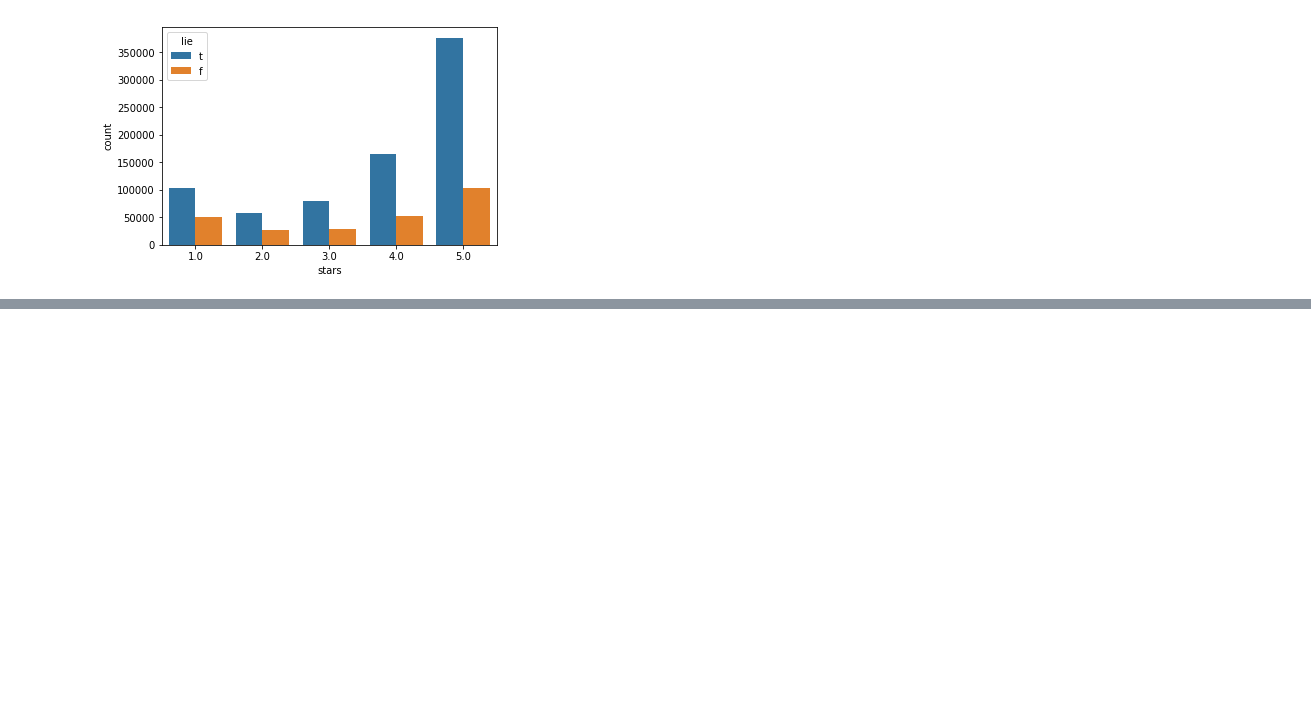
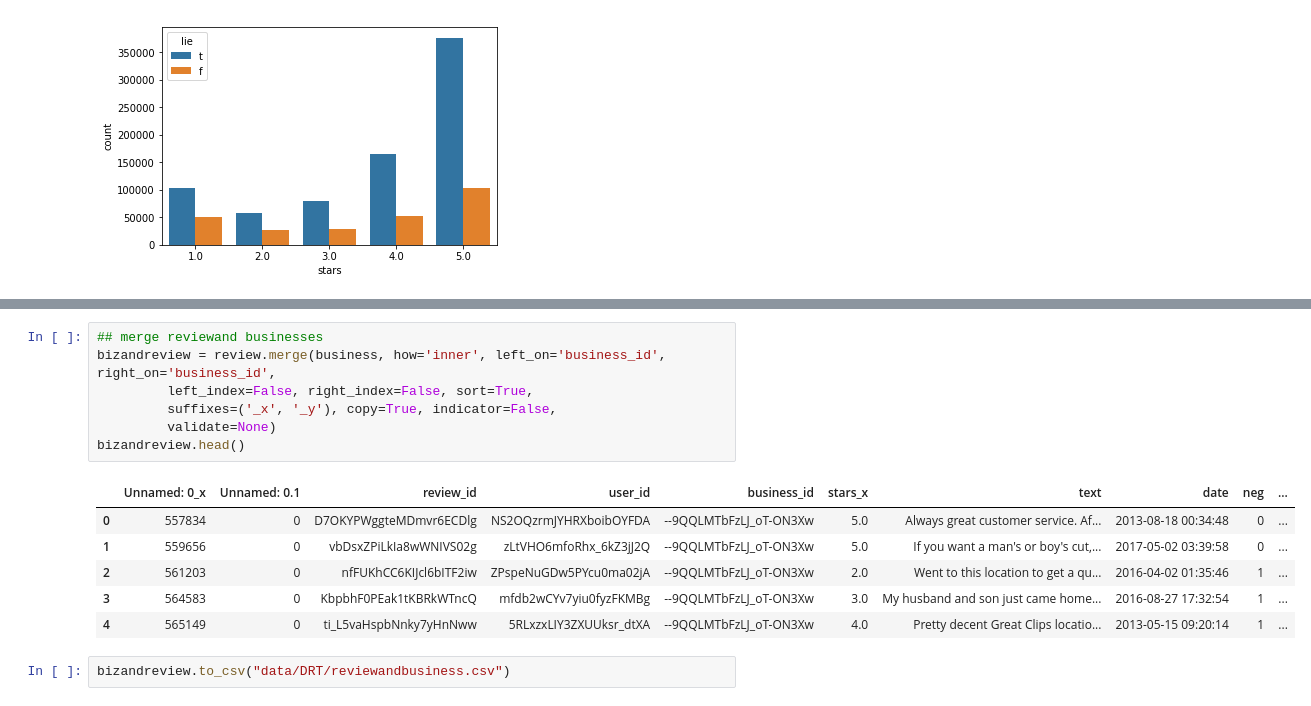
Before and after one commit to dev5680/DRTFinalProject, a Jupyter notebook: DRT_Topic_Modeling.ipynb, the cells around one changed output, grey strips where cells are left out. Saved outputs shown, nothing was run; the diff lists cells and outputs as text; blank space fills up the shorter version.

```diff
--- a/DRT_Topic_Modeling.ipynb
+++ b/DRT_Topic_Modeling.ipynb
@@ -389,0 +405,16 @@ sns.countplot(review['stars'], hue=review['lie'])
+# %%
+## merge reviewand businesses
+bizandreview = review.merge(business, how='inner', left_on='business_id', right_on='business_id',
+         left_index=False, right_index=False, sort=True,
+         suffixes=('_x', '_y'), copy=True, indicator=False,
+         validate=None)
+bizandreview.head()
+# %% [output]
+|  | Unnamed: 0_x | Unnamed: 0.1 | review_id | user_id | business_id | stars_x | text | date | neg | ... |
+| 0 | 557834 | 0 | D7OKYPWggteMDmvr6ECDlg | NS2OQzrmJYHRXboibOYFDA | --9QQLMTbFzLJ_oT-ON3Xw | 5.0 | Always great customer service. Af... | 2013-08-18 00:34:48 | 0 | ... |
+| 1 | 559656 | 0 | vbDsxZPiLkIa8wWNIVS02g | zLtVHO6mfoRhx_6kZ3jJ2Q | --9QQLMTbFzLJ_oT-ON3Xw | 5.0 | If you want a man's or boy's cut,... | 2017-05-02 03:39:58 | 0 | ... |
+| 2 | 561203 | 0 | nfFUKhCC6KIJcl6bITF2iw | ZPspeNuGDw5PYcu0ma02jA | --9QQLMTbFzLJ_oT-ON3Xw | 2.0 | Went to this location to get a qu... | 2016-04-02 01:35:46 | 1 | ... |
+| 3 | 564583 | 0 | KbpbhF0PEak1tKBRkWTncQ | mfdb2wCYv7yiu0fyzFKMBg | --9QQLMTbFzLJ_oT-ON3Xw | 3.0 | My husband and son just came home... | 2016-08-27 17:32:54 | 1 | ... |
+| 4 | 565149 | 0 | ti_L5vaHspbNnky7yHnNww | 5RLxzxLIY3ZXUUksr_dtXA | --9QQLMTbFzLJ_oT-ON3Xw | 4.0 | Pretty decent Great Clips locatio... | 2013-05-15 09:20:14 | 1 | ... |
+# %%
+bizandreview.to_csv("data/DRT/reviewandbusiness.csv")
```
Also changed, not shown: parts of 1 cell of this notebook.
